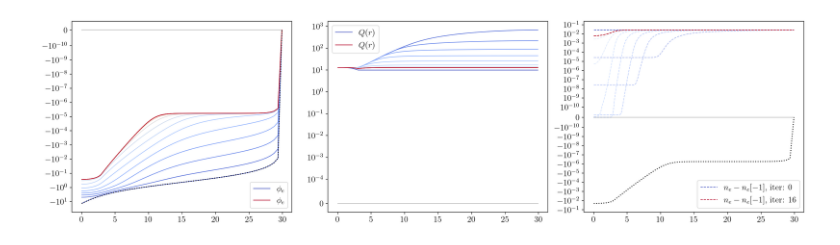
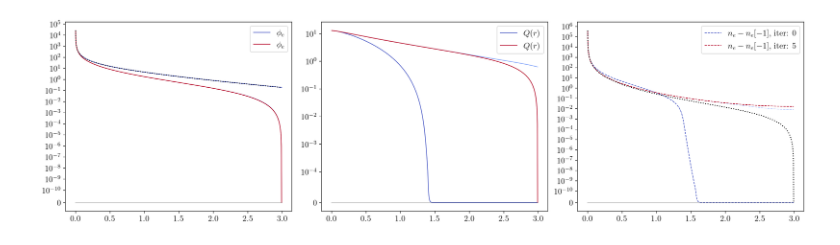
Before and after one commit to ZachAJohnson/OFAA, a Jupyter notebook: jupyter/AA_model_comparison.ipynb, the cells around one changed output. Saved outputs shown, nothing was run; the diff lists cells and outputs as text; code cells hidden in the pictures.

```diff
--- a/jupyter/AA_model_comparison.ipynb
+++ b/jupyter/AA_model_comparison.ipynb
@@ -38,7 +40,8 @@ Te_AU = Te_eV*eV_to_AU
 Ti_AU = Ti_eV*eV_to_AU
 
 
-aa_empty = AverageAtomFactory.create_model("EmptyAtom", Z, A, Ti_AU, Te_AU, rs, R, 3, ignore_vxc=True)
+
+aa_CS  = AverageAtomFactory.create_model("TFStarret2014", Z, A, Ti_AU, Te_AU, rs, R, name=name, ignore_vxc=False, rmin=5e-4,  Npoints=2000, grid_spacing='quadratic',N_stencil_oneside=3)
 # %% [output]
 ________________________
 Generating NPA
@@ -96,81 +116,5 @@ aa_empty.make_plots()
 # %%
-def plot_convergence(aa, axs=None):
-    if axs is None:
-        fig, axs = plt.subplots(ncols=3,figsize=(18,5),facecolor='w', dpi=200)
-
-    # ELectric potential
-    slice_by_num = 10
-    ax = axs[0]
-    colors = plt.cm.coolwarm(np.linspace(0, 1,len(aa.φe_list[::slice_by_num])))
-    for i, (φe, ne, μ, ne_bar) in enumerate(zip(aa.φe_list[::slice_by_num], aa.ne_list[::slice_by_num], aa.μ_list[::slice_by_num],aa.ne_bar_list[::slice_by_num])):
-        if i ==0 or i==len(aa.φe_list[::slice_by_num])-1:
-            ax.plot(aa.grid.xs, (φe+aa.φion),linewidth=1,color=colors[i],alpha=1, label=r'$\phi_e$'.format(i))
-            # ax.plot(aa.grid.xs, -aa.grid.dfdx(φe+aa.φion),linewidth=1,color=colors[i],alpha=1, label=r'$\vec E$'.format(i))
-            # ax.plot(aa.grid.xs, aa.get_βVeff(φe, ne, ne_bar),linewidth=1,color=colors[i],alpha=1, label=r'$\beta V_{{\rm eff}}$'.format(i))
-        else:
-            ax.plot(aa.grid.xs, φe+aa.φion,linewidth=1,color=colors[i],alpha=1)
-            # ax.plot(aa.grid.xs, -aa.grid.dfdx(φe+aa.φion),linewidth=1,color=colors[i],alpha=1)
-            # ax.plot(aa.grid.xs, aa.get_βVeff(φe, ne, ne_bar),linewidth=1,color=colors[i],alpha=1)
-    # ax.plot(aa.grid.xs, aa.get_φe( (aa.ρi - aa.ne) )[0] + aa.φion  ,'k:', label=r'$\phi$ check')
-    ax.set_yscale('symlog',linthresh=1e-10)
-    ax.plot(aa.grid.xs, aa.φe_init + aa.φion, 'k:')
-
-    # number density
-    ax = axs[1]
-    for i, (ne, ρi) in enumerate(zip(aa.ne_list[::slice_by_num], aa.ρi_list[::slice_by_num])):
-        if i ==0 or i==len(aa.ne_list[::slice_by_num])-1:
-            if i==0:
-                ne_bar_0 = ne[-1]
-            ax.plot(aa.grid.xs, [aa.grid.integrate_f(-ne + ρi, end_index = index) + aa.Z for index in range(len(aa.grid.xs))],linewidth=1,color=colors[i],alpha=1, label=r'$Q(r)$'.format(i*slice_by_num))
-            # ax.plot(aa.grid.xs, -ne + 0*ρi + ne[-1],linewidth=1,color=colors[i],alpha=1, label=r'$\rho$'.format(i))
-            # ax.plot(aa.grid.xs, -ne + ρi,linewidth=1,color=colors[i],alpha=1, label=r'$\rho$'.format(i))
-            # ax.plot(aa.grid.xs, -ne + ne_bar_0,linewidth=1,color=colors[i],alpha=1, label=r'$\rho$'.format(i))
-            # ax.plot(aa.grid.xs, -ρi[-1] + ρi,linewidth=1,color=colors[i],alpha=1, label=r'$\rho$'.format(i))
-            # pass
-        else:
-            ax.plot(aa.grid.xs, [aa.grid.integrate_f(-ne + ρi, end_index = index) + aa.Z for index in range(len(aa.grid.xs))],linewidth=1,color=colors[i],alpha=1)
-            # print(ne[-1]-ne_bar_0)
-            # ax.plot(aa.grid.xs, -ne + ρi ,linewidth=1,linestyle='-',color=colors[i],alpha=0.5)
-            # ax.plot(aa.grid.xs, -ne + ne_bar_0 ,linewidth=1,linestyle='-',color=colors[i],alpha=0.5)
-            # ax.plot(aa.grid.xs, -ρi[-1]+ ρi ,linewidth=1,linestyle='-',color=colors[i],alpha=0.5)
-            pass
-    # for i in range(int(aa.R/aa.rs)):
-    #     ax.axvline(aa.rs*i, color='k', linestyle='--', alpha=0.2)
-    # ax.set_xscale('log')
-    # ax.plot(aa.grid.xs, (aa.gii)-1, 'k:')
-    ax.set_yscale('symlog',linthresh=1e-4)
-
-
-    # number density
-    ax = axs[2]
-    for i, (φe, ne, μ, ne_bar) in enumerate(zip(aa.φe_list[::slice_by_num], aa.ne_list[::slice_by_num], aa.μ_list[::slice_by_num],aa.ne_bar_list[::slice_by_num])):
-        ne_TF = aa.get_ne_TF(φe, ne, μ, ne_bar)
-        if i ==0 or i==len(aa.ne_list[::slice_by_num])-1:
-            # ax.plot(aa.grid.xs, ne - ne_TF,linewidth=1,color=colors[i],alpha=1, label=r'$n_e/n_e^{{TF}}-1$, iter: {0}'.format(i))
-            # ax.plot(aa.grid.xs, ne_TF-ne_TF[-1],linewidth=1,color=colors[i],alpha=1, label=r'$n_e^{{TF}} - n_e^{{TF}}[-1]$, iter: {0}'.format(i*slice_by_num))
-            ax.plot(aa.grid.xs, ne-0*ne[-1],linewidth=1,color=colors[i],linestyle='--',alpha=1, label=r'$n_e - n_e[-1]$, iter: {0}'.format(i))
-            # pass
-        else:
-            # ax.plot(aa.grid.xs, ne - ne_TF, linewidth=1,linestyle='-',color=colors[i],alpha=0.5)
-            # ax.plot(aa.grid.xs, ne_TF-ne_TF[-1],linewidth=1,color=colors[i],alpha=1)
-            ax.plot(aa.grid.xs, ne-0*ne[-1], linewidth=1,linestyle='--',color=colors[i],alpha=0.5)
-
-
-            # print(np.abs(ne/ne_TF-1))
-            # print(np.where( np.abs(ne/ne_TF-1)>1e-6 ))
-            # print(aa.grid.xs[np.where( np.abs(ne/ne_TF-1) > 1e-8)][0]/10, 1/(np.sum(aa.grid.xs*np.abs(ne/ne_TF-1))/np.sum(np.abs(ne/ne_TF-1))))
-    # ax.set_ylim()
-    # ax.plot(aa.grid.xs, npa.get_ne_TF(npa.φe, npa.ne, npa.μ, npa.ne_bar) - npa.get_ne_TF(npa.φe, npa.ne, npa.μ, npa.ne_bar)[-1] , 'k:')
-    ax.plot(aa.grid.xs, aa.get_ne_TF(aa.φe, aa.ne_bar*np.ones_like(aa.ne), aa.μ, aa.ne_bar) - aa.get_ne_TF(aa.φe, aa.ne_bar*np.ones_like(aa.ne), aa.μ, aa.ne_bar)[-1] , 'k:')
-    ax.set_yscale('symlog',linthresh=1e-10)
-    # ax.set_xscale('log')
-    for ax in axs:
-        ax.legend(fontsize=14)
-        ax.tick_params(labelsize=14)
-        ax.plot(aa.grid.xs, np.zeros_like(aa.ne),'k', alpha=0.2)
-    plt.tight_layout()
-
 # plot_convergence(aa)
-plot_convergence(aa_empty)
+plot_convergence(aa_CS.core_atom)
 # %% [output]
-[figure, old version]
+[figure, new version]
```
Also changed, not shown: parts of 11 cells of this notebook, 18 other files.
